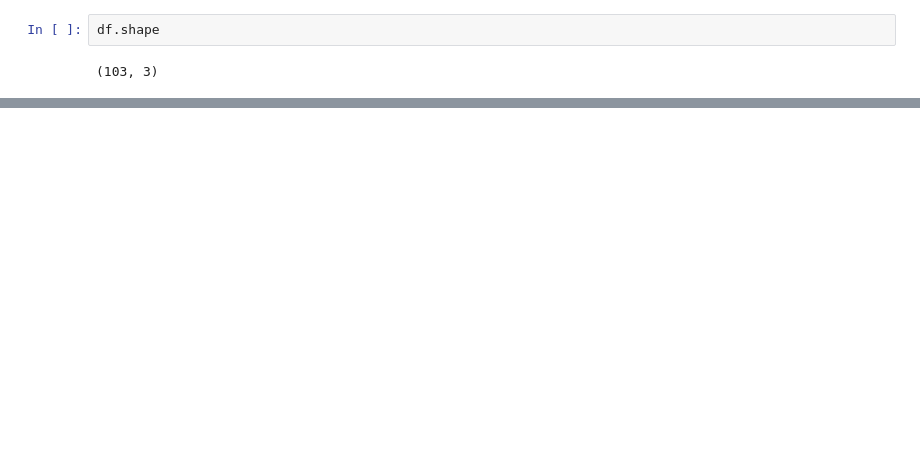
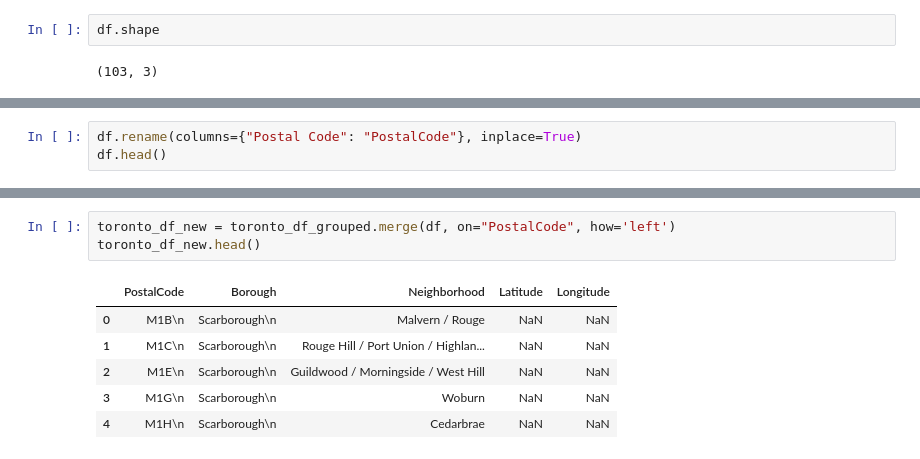
Before and after one commit to GoBadgers/Coursera_Capstone, a Jupyter notebook: Capstone Project Notebook.ipynb, the cells around one changed output, grey strips where cells are left out. Cells and saved outputs as stored; diff of their text form; blank space fills up the shorter version.

```diff
--- a/Capstone Project Notebook.ipynb
+++ b/Capstone Project Notebook.ipynb
@@ -121,0 +135,3 @@ df.head()
+# %%
+df.rename(columns={"Postal Code": "PostalCode"}, inplace=True)
+df.head()
@@ -121,0 +145,10 @@ df.head()
+# %%
+toronto_df_new = toronto_df_grouped.merge(df, on="PostalCode", how='left')
+toronto_df_new.head()
+# %% [output]
+|  | PostalCode | Borough | Neighborhood | Latitude | Longitude |
+| 0 | M1B\n | Scarborough\n | Malvern / Rouge | NaN | NaN |
+| 1 | M1C\n | Scarborough\n | Rouge Hill / Port Union / Highlan... | NaN | NaN |
+| 2 | M1E\n | Scarborough\n | Guildwood / Morningside / West Hill | NaN | NaN |
+| 3 | M1G\n | Scarborough\n | Woburn | NaN | NaN |
+| 4 | M1H\n | Scarborough\n | Cedarbrae | NaN | NaN |
```
Also changed, not shown: parts of 16 cells of this notebook.
